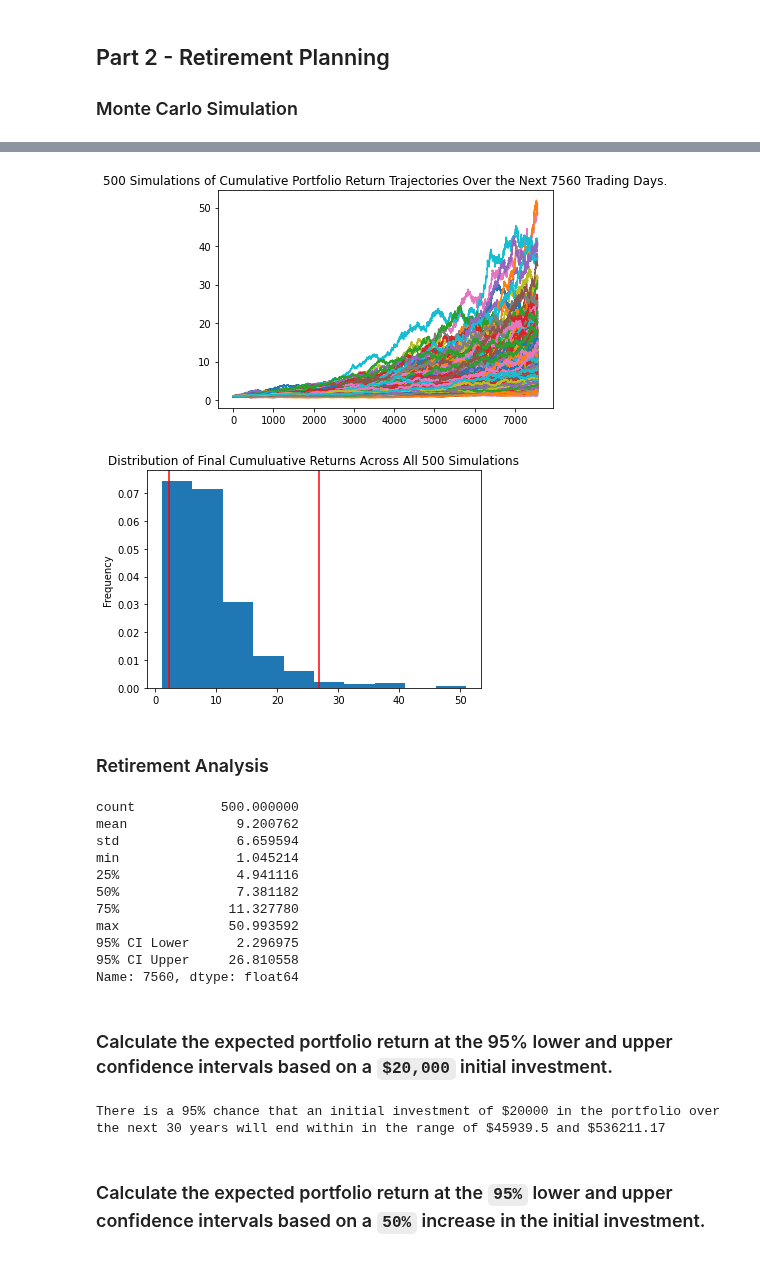
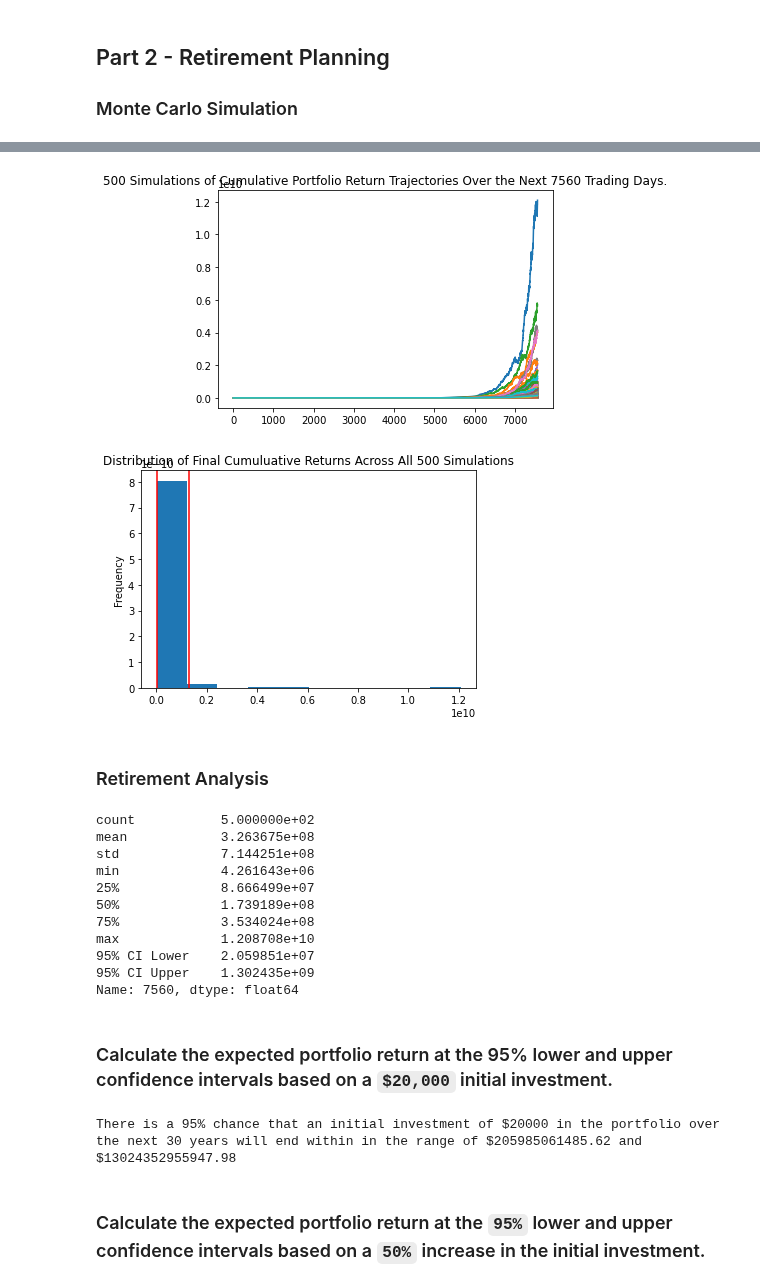
Before and after one commit to Sesc0/Unit-5-Financial-Planning, a Jupyter notebook: Homework-5/financial-planner.ipynb, the cells around one changed output, grey strips where cells are left out. Saved outputs shown, nothing was run; the diff lists cells and outputs as text; code cells hidden in the pictures.

```diff
--- a/Homework-5/financial-planner.ipynb
+++ b/Homework-5/financial-planner.ipynb
@@ -155,7 +152,7 @@ start_date = pd.Timestamp('2015-08-07', tz='America/New_York').isoformat()
 end_date = pd.Timestamp('2020-08-07', tz='America/New_York').isoformat()
 # %%
 # Get 5 years' worth of historical data for SPY and AGG
-# YOUR CODE HERE!
+df_stock_data = alpaca.get_barset(tickers,timeframe,start=start_date,end=end_date).df
 
 # Display sample data
 df_stock_data.head()
@@ -169,0 +168,8 @@ df_stock_data.head()
+# %%
+# Configuring a Monte Carlo simulation to forecast 30 years cumulative returns
+MC_thirtyyears = MCSimulation(
+    portfolio_data = df_stock_data,
+    weights = [.40,.60],
+    num_simulation = 500,
+    num_trading_days = 252*30
+)
@@ -218,32 +222,32 @@ Running Monte Carlo simulation number 490.
 # %%
 # Plot simulation outcomes
-# YOUR CODE HERE!
+line_plot = MC_thirtyyears.plot_simulation()
 # %% [output]
-[figure, old version]
+[figure, new version]
 # %%
 # Plot probability distribution and confidence intervals
-# YOUR CODE HERE!
+dist_plot = MC_thirtyyears.plot_distribution()
 # %% [output]
-[figure, old version]
+[figure, new version]
 # %% [markdown]
 ### Retirement Analysis
 # %%
 # Fetch summary statistics from the Monte Carlo simulation results
-# YOUR CODE HERE!
+tbl = MC_thirtyyears.summarize_cumulative_return()
 
 # Print summary statistics
-# YOUR CODE HERE!
+print(tbl)
 # %% [output]
-count           500.000000
-mean              9.200762
-std               6.659594
-min               1.045214
-25%               4.941116
-50%               7.381182
-75%              11.327780
-max              50.993592
-95% CI Lower      2.296975
-95% CI Upper     26.810558
+count           5.000000e+02
+mean            3.263675e+08
+std             7.144251e+08
+min             4.261643e+06
+25%             8.666499e+07
+50%             1.739189e+08
+75%             3.534024e+08
+max             1.208708e+10
+95% CI Lower    2.059851e+07
+95% CI Upper    1.302435e+09
 Name: 7560, dtype: float64
 # %% [markdown]
 ### Calculate the expected portfolio return at the 95% lower and upper confidence intervals based on a `$20,000` initial investment.
@@ -252,14 +256,15 @@ Name: 7560, dtype: float64
 initial_investment = 20000
 
 # Use the lower and upper `95%` confidence intervals to calculate the range of the possible outcomes of our $20,000
-# YOUR CODE HERE!
+ci_lower = round(tbl[8]*10000,2)
+ci_upper = round(tbl[9]*10000,2)
 
 # Print results
 print(f"There is a 95% chance that an initial investment of ${initial_investment} in the portfolio"
       f" over the next 30 years will end within in the range of"
       f" ${ci_lower} and ${ci_upper}")
 # %% [output]
-There is a 95% chance that an initial investment of $20000 in the portfolio over the next 30 years will end within in the range of $45939.5 and $536211.17
+There is a 95% chance that an initial investment of $20000 in the portfolio over the next 30 years will end within in the range of $205985061485.62 and $13024352955947.98
 # %% [markdown]
 ### Calculate the expected portfolio return at the `95%` lower and upper confidence intervals based on a `50%` increase in the initial investment.
 # %%
```
Also changed, not shown: parts of 14 cells of this notebook.
